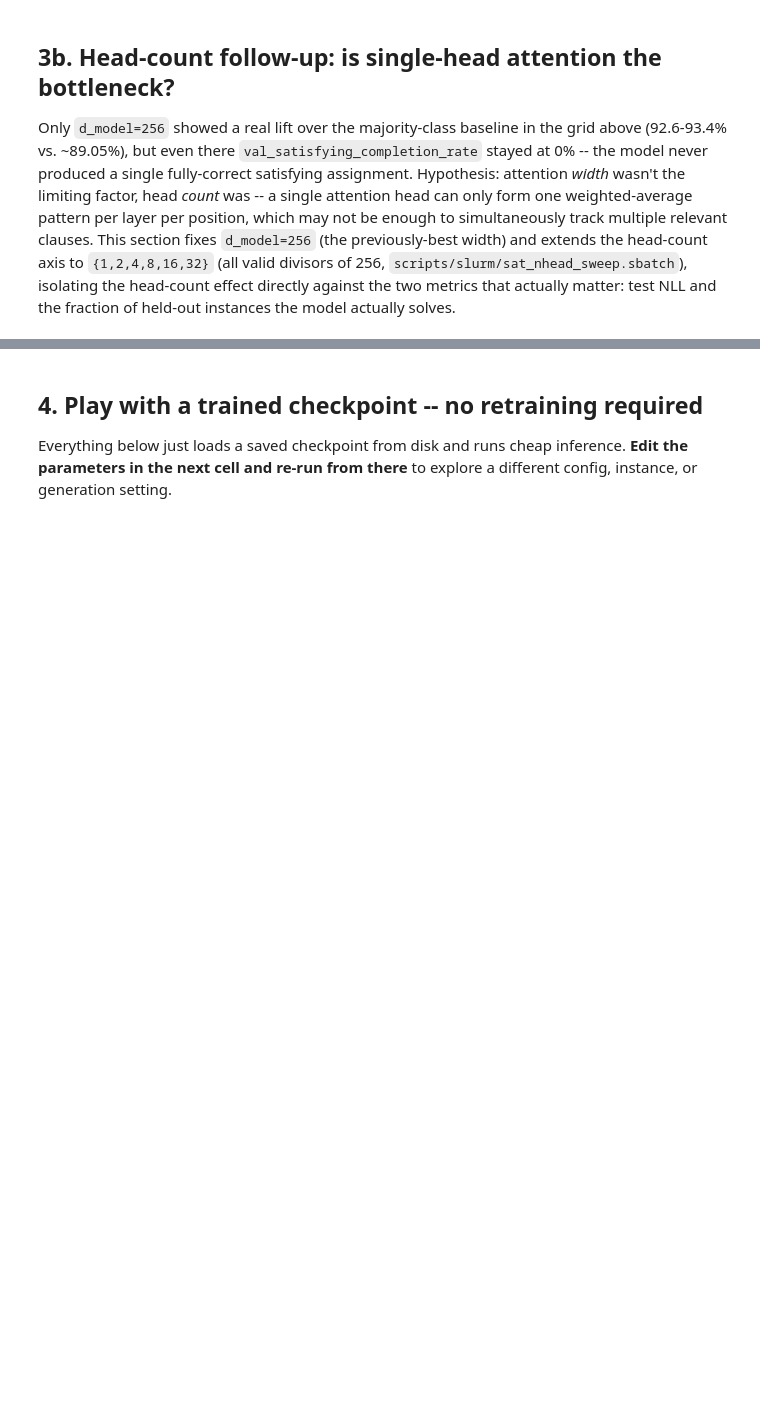
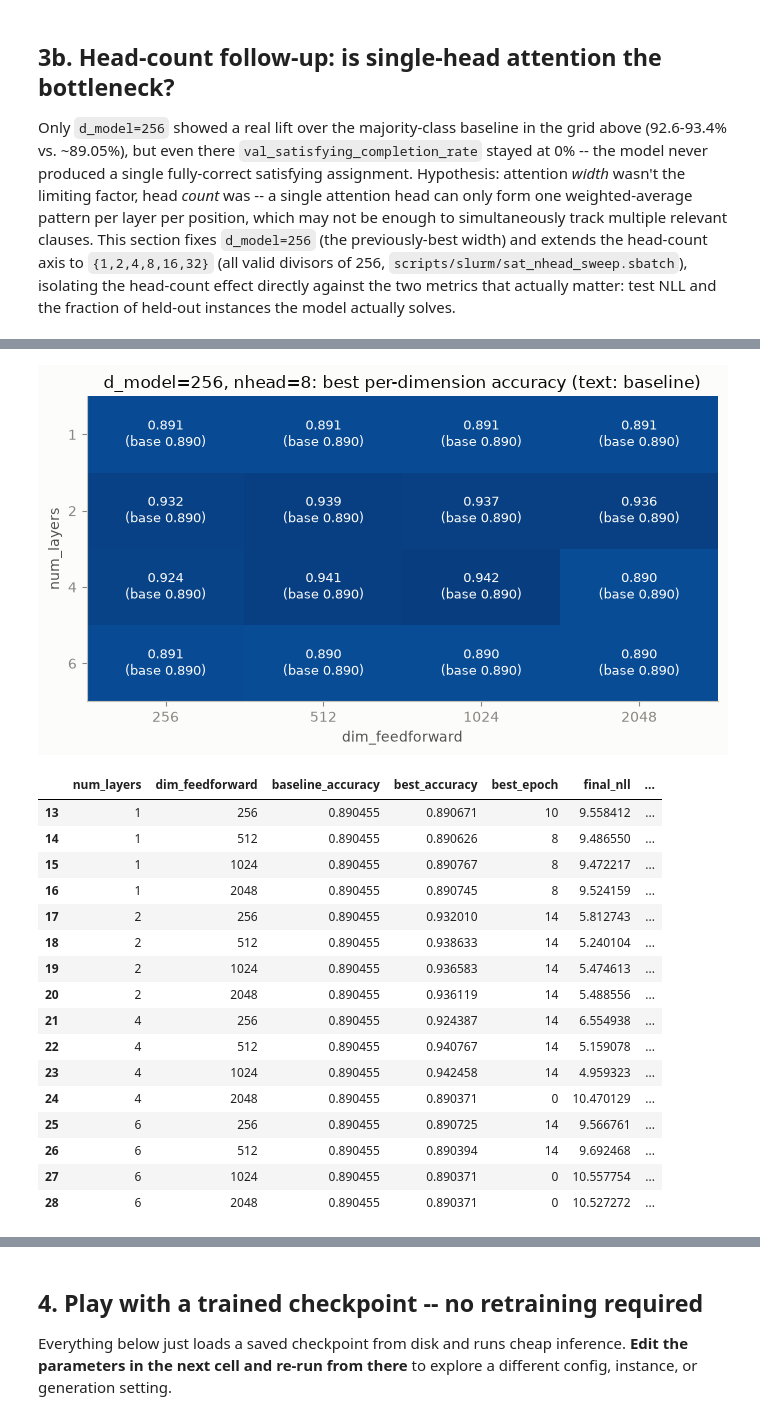
Before and after one commit to henhen724/spin_gnn, a Jupyter notebook: notebooks/sat_unit_propagation_results.ipynb, the cells around one changed output, grey strips where cells are left out. Drawn from its saved outputs; the diff is of its cells as text; code cells hidden in the pictures; blank space fills up the shorter version.

```diff
--- a/notebooks/sat_unit_propagation_results.ipynb
+++ b/notebooks/sat_unit_propagation_results.ipynb
@@ -269,8 +290,8 @@ single sequential (blue) ramp -- darker is better. The baseline accuracy is
 printed per-cell for direct comparison, since it varies slightly by config
 (each trains on an independently re-sampled instance pool).
 # %%
-pivot = sweep_df.pivot(index="nhead", columns="d_model", values="best_accuracy")
-baseline_pivot = sweep_df.pivot(index="nhead", columns="d_model", values="baseline_accuracy")
+pivot = base_grid.pivot(index="nhead", columns="d_model", values="best_accuracy")
+baseline_pivot = base_grid.pivot(index="nhead", columns="d_model", values="baseline_accuracy")
 
 fig, ax = plt.subplots(figsize=(7, 4))
 fig.patch.set_facecolor(INK["surface"])
@@ -302,13 +323,13 @@ majority class, not just its raw final number.
 # %%
 fig, ax = plt.subplots(figsize=(8, 5))
 fig.patch.set_facecolor(INK["surface"])
-d_models = sorted(sweep_df["d_model"].unique())
+d_models = sorted(base_grid["d_model"].unique())
 d_model_shade = {d: v for d, v in zip(d_models, np.linspace(0.35, 1.0, len(d_models)))}
 # Custom dash tuples beyond nhead=4: only 4 named linestyles exist in
-# matplotlib, and the head-count follow-up (below) extends nhead to 8/16/32.
+# matplotlib, and the head-count follow-up extends nhead to 8/16/32.
 LINESTYLE = {1: "-", 2: "--", 4: ":", 8: "-.", 16: (0, (3, 1, 1, 1)), 32: (0, (1, 1))}
 
-for _, row in sweep_df.iterrows():
+for _, row in base_grid.iterrows():
     ckpt_dir = Path(row["checkpoint_dir"])
     with open(ckpt_dir / "history.json") as f:
         history = json.load(f)
@@ -319,7 +340,7 @@ for _, row in sweep_df.iterrows():
             linestyle=LINESTYLE[int(row["nhead"])], lw=1.8,
             label=f"d_model={int(row['d_model'])} nhead={int(row['nhead'])}")
 
-ax.axhline(sweep_df["baseline_accuracy"].mean(), color=INK["muted"], linestyle="--", lw=1.5, label="baseline (avg)")
+ax.axhline(base_grid["baseline_accuracy"].mean(), color=INK["muted"], linestyle="--", lw=1.5, label="baseline (avg)")
 ax.set_xlabel("epoch")
 ax.set_ylabel("val per-dimension accuracy")
 ax.set_ylim(0, 1)
@@ -385,0 +421,48 @@ d256[["nhead", "baseline_accuracy", "best_accuracy", "final_nll", "final_val_sat
+# %%
+mlp_pivot = mlp_grid.pivot(index="num_layers", columns="dim_feedforward", values="best_accuracy")
+mlp_baseline_pivot = mlp_grid.pivot(index="num_layers", columns="dim_feedforward", values="baseline_accuracy")
+
+fig, ax = plt.subplots(figsize=(7, 4))
+fig.patch.set_facecolor(INK["surface"])
+im = ax.imshow(mlp_pivot.values, cmap="Blues", vmin=0, vmax=1, aspect="auto")
+ax.set_xticks(range(len(mlp_pivot.columns)))
+ax.set_xticklabels(mlp_pivot.columns)
+ax.set_yticks(range(len(mlp_pivot.index)))
+ax.set_yticklabels(mlp_pivot.index)
+ax.set_xlabel("dim_feedforward")
+ax.set_ylabel("num_layers")
+ax.set_title("d_model=256, nhead=8: best per-dimension accuracy (text: baseline)", color=INK["primary"])
+for i in range(mlp_pivot.shape[0]):
+    for j in range(mlp_pivot.shape[1]):
+        acc = mlp_pivot.values[i, j]
+        base = mlp_baseline_pivot.values[i, j]
+        color = INK["surface"] if acc > 0.6 else INK["primary"]
+        ax.text(j, i, f"{acc:.3f}\n(base {base:.3f})", ha="center", va="center", color=color, fontsize=9)
+style_axis(ax)
+ax.grid(False)
+fig.tight_layout()
+plt.show()
+
+mlp_grid[
+    ["num_layers", "dim_feedforward", "baseline_accuracy", "best_accuracy", "best_epoch",
+     "final_nll", "final_val_satisfying_completion_rate"]
+].sort_values(["num_layers", "dim_feedforward"])
+# %% [output]
+[figure, added]
+|  | num_layers | dim_feedforward | baseline_accuracy | best_accuracy | best_epoch | final_nll | ... |
+| 13 | 1 | 256 | 0.890455 | 0.890671 | 10 | 9.558412 | ... |
+| 14 | 1 | 512 | 0.890455 | 0.890626 | 8 | 9.486550 | ... |
+| 15 | 1 | 1024 | 0.890455 | 0.890767 | 8 | 9.472217 | ... |
+| 16 | 1 | 2048 | 0.890455 | 0.890745 | 8 | 9.524159 | ... |
+| 17 | 2 | 256 | 0.890455 | 0.932010 | 14 | 5.812743 | ... |
+| 18 | 2 | 512 | 0.890455 | 0.938633 | 14 | 5.240104 | ... |
+| 19 | 2 | 1024 | 0.890455 | 0.936583 | 14 | 5.474613 | ... |
+| 20 | 2 | 2048 | 0.890455 | 0.936119 | 14 | 5.488556 | ... |
+| 21 | 4 | 256 | 0.890455 | 0.924387 | 14 | 6.554938 | ... |
+| 22 | 4 | 512 | 0.890455 | 0.940767 | 14 | 5.159078 | ... |
+| 23 | 4 | 1024 | 0.890455 | 0.942458 | 14 | 4.959323 | ... |
+| 24 | 4 | 2048 | 0.890455 | 0.890371 | 0 | 10.470129 | ... |
+| 25 | 6 | 256 | 0.890455 | 0.890725 | 14 | 9.566761 | ... |
+| 26 | 6 | 512 | 0.890455 | 0.890394 | 14 | 9.692468 | ... |
+| 27 | 6 | 1024 | 0.890455 | 0.890371 | 0 | 10.557754 | ... |
+| 28 | 6 | 2048 | 0.890455 | 0.890371 | 0 | 10.527272 | ... |
```
Also changed, not shown: parts of 10 cells of this notebook, 11 other files.
